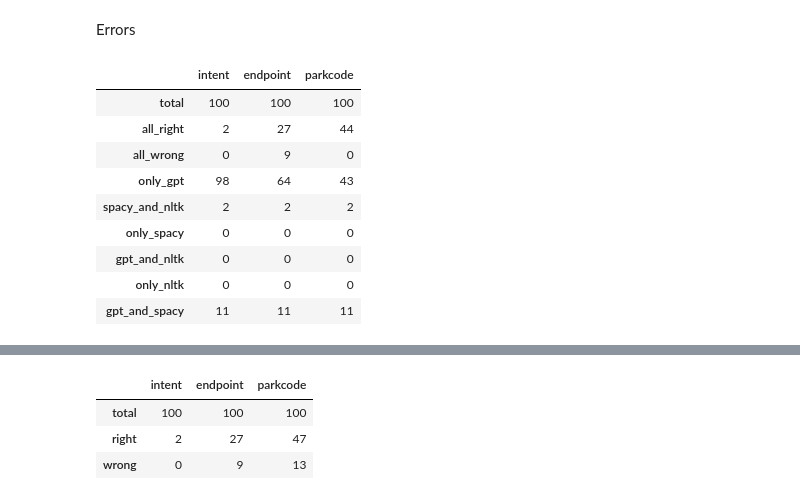
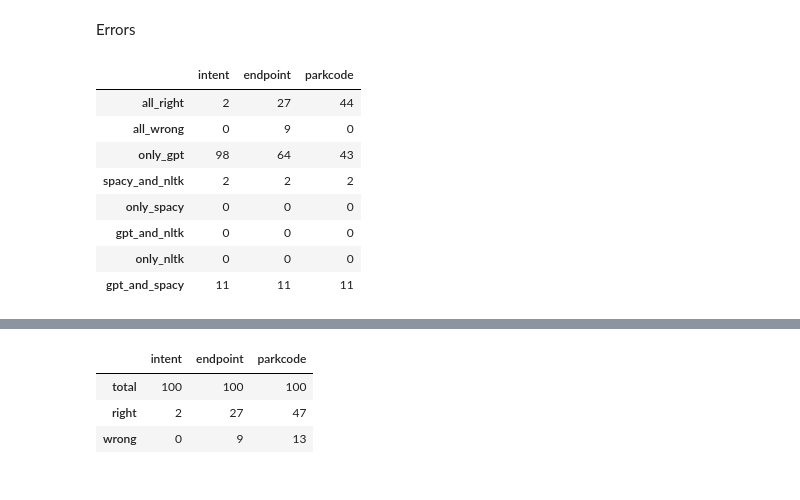
Before and after one commit to nblakkanesser/MADS_Capstone, a Jupyter notebook: 06_nps_evaluation/api_evaluation.ipynb, the cells around one changed output, grey strips where cells are left out. Drawn from its saved outputs; the diff is of its cells as text; code cells hidden in the pictures.

```diff
--- a/06_nps_evaluation/api_evaluation.ipynb
+++ b/06_nps_evaluation/api_evaluation.ipynb
@@ -172,25 +172,24 @@ Errors
 # %%
 def top_errors (df, metrics, models):
     errors_df = pd.DataFrame(columns = metrics)
     for metric in metrics:
         right = '&'.join([f'{metric}=={model}_{metric}' for model in models])
         wrong = '&'.join([f'{metric}!={model}_{metric}' for model in models])
-        errors_df.loc['total', metric] = len(df)
+        #errors_df.loc['total', metric] = len(df)
         errors_df.loc['all_right', metric] = len(df.query(right))
         errors_df.loc['all_wrong', metric] = len(df.query(wrong))
         for indx, model in enumerate(models):
             other_models = models[:indx]+models[indx+1:]
             right_model = '&'.join([f'{metric}=={model}_{metric}']+[f'{metric}!={mod}_{metric}' for mod in other_models])
             wrong_model = '&'.join([f'{metric}!={model}_{metric}']+[f'{metric}=={mod}_{metric}' for mod in other_models])
             errors_df.loc[f'only_{model}', metric] = len(df.query(right_model))
             errors_df.loc['_and_'.join([mod for mod in other_models])] = len(df.query(wrong_model))
     return errors_df
 
 errors = top_errors(test_data, ['intent', 'endpoint', 'parkcode'], ['gpt', 'spacy', 'nltk'])
 errors
 # %% [output]
 |  | intent | endpoint | parkcode |
-| total | 100 | 100 | 100 |
 | all_right | 2 | 27 | 44 |
 | all_wrong | 0 | 9 | 0 |
 | only_gpt | 98 | 64 | 43 |
```
Also changed, not shown: parts of 3 cells of this notebook.
